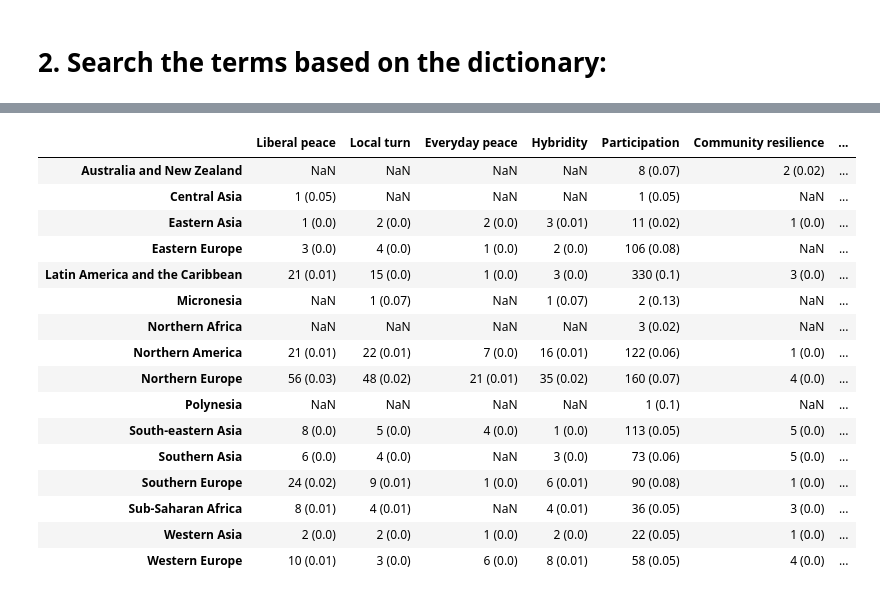
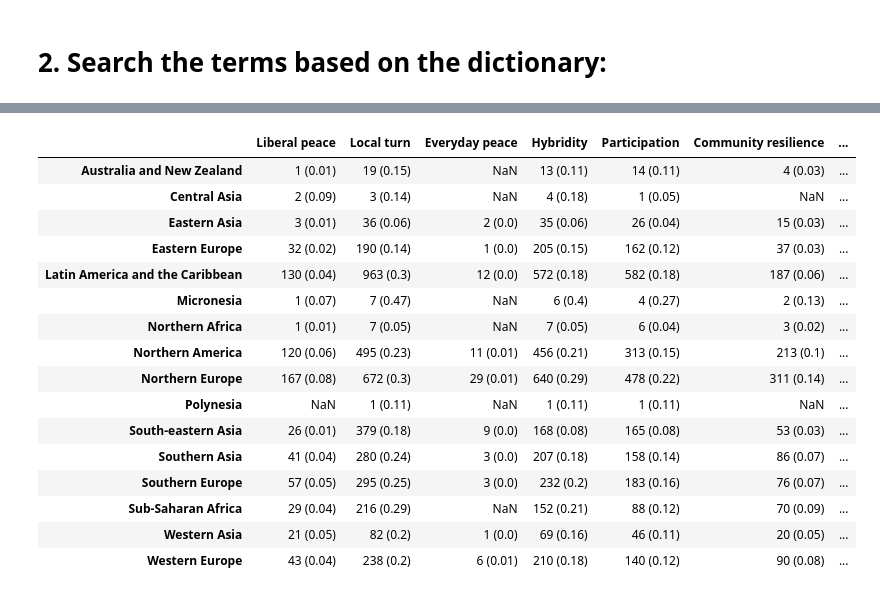
Before and after one commit to anajaramillo37/When_some_peace_never_becomes_ack-knowledged, a Jupyter notebook: Multilingual text analyses.ipynb, the cells around one changed output, grey strips where cells are left out. Drawn from its saved outputs; the diff is of its cells as text; code cells hidden in the pictures.

```diff
--- a/Multilingual text analyses.ipynb
+++ b/Multilingual text analyses.ipynb
@@ -510,3 +424,23 @@ plt.show()
+# %%
+def Semantic_search_fast(Filtered_DataFrame_out_filt, Dictionary_of_terms):
+    Dict_concepts_keys = {}
+    Keys_list = ['english_abstract', 'primary_topic.display_name']
+    Dict_concepts_keys = {}
+
+    DF_with_key = {Filtered_DataFrame_out_filt.id[i]:';'.join([str(Filtered_DataFrame_out_filt[k][i]).upper()+'.' for k in Keys_list]) for i in Filtered_DataFrame_out_filt.index }
+
+    Probability_term, Appearance_term = {}, {}
+    for i,k in enumerate(DF_with_key.keys()):
+        if i%1000==0:
+            print(i)
+        text = DF_with_key[k]
+        Appearance_term[k] = Compare_Text_with_terms_appearance(text, Dictionary_of_terms)
+
+    for term in Dictionary_of_terms.Term:
+       Filtered_DataFrame_out_filt['Appearance_term_'+term] = [Appearance_term[k][term.upper()] for k in Filtered_DataFrame_out_filt.id]
+
+
+    return Filtered_DataFrame_out_filt
 # %%
 def Semantic_search(Filtered_DataFrame_out_filt, Dictionary_of_terms):
     Dict_concepts_keys = {}
@@ -539,7 +472,8 @@ def make_table_based_on_semantic_similarity(Filtered_DataFrame_out_filt, Diction
         # else:
         #     Journals_papers_concept = list(Filtered_DataFrame_out_filt[Filtered_DataFrame_out_filt['Appearance_term_'+concept]=='Yes']['primary_location.source.id'])
 
-        Journals_papers_concept = list(Filtered_DataFrame_out_filt[(Filtered_DataFrame_out_filt['Probability_term_'+concept].apply(lambda x: x[0]>=prob_passing)) | (Filtered_DataFrame_out_filt['Appearance_term_'+concept]=='Yes')]['primary_location.source.id'])
+        Journals_papers_concept = Filtered_DataFrame_out_filt[(Filtered_DataFrame_out_filt['Probability_term_'+concept].apply(lambda x: max(x)>=prob_passing)) | (Filtered_DataFrame_out_filt['Appearance_term_'+concept]=='Yes')]['primary_location.source.id']
+        # Journals_papers_concept = list(Filtered_DataFrame_out_filt[(Filtered_DataFrame_out_filt['Probability_term_'+concept].apply(lambda x: max(x)>=prob_passing))]['primary_location.source.id'])
 
         Dict_concept_region_papers[concept] = {}
         for journal in Journals_papers_concept:
@@ -558,7 +492,10 @@ def make_table_based_on_semantic_similarity(Filtered_DataFrame_out_filt, Diction
         Dict_concept_region_number_of_papers[k] = {}
         for v in Dict_concept_region_papers[k].keys():
             n_papers_c_r = len(Dict_concept_region_papers[k][v])
-            p_papers_r =  Dict_number_papers_per_region[v+' (UN M49)']
+            p_papers_r =  Dict_number_papers_per_region[v]
             Dict_concept_region_number_of_papers[k][v] = str(n_papers_c_r)+ ' (' + str(np.round(n_papers_c_r/p_papers_r,2)) + ')'
 
     return pd.DataFrame(Dict_concept_region_number_of_papers).sort_index()
+# %%
+Filtered_DataFrame_out_filt = read_pickle('Filtered_DataFrame_out_filt.pkl')
+Filtered_DataFrame_out_filt = Filtered_DataFrame_out_filt.drop_duplicates('abstract')
@@ -623,0 +573,5 @@ Wall time: 6.14 s
+# %%
+file = 'Dict_of_terms/Dictionary_of_terms_local_turn_critical_paradigms.csv'
+Dictionary_of_terms_local_turn = pd.read_table(file,delimiter=';',header=0)
+Filtered_DataFrame_out_filt = Semantic_search_fast(Filtered_DataFrame_out_filt, Dictionary_of_terms_local_turn)
+make_table_based_on_semantic_similarity(Filtered_DataFrame_out_filt, Dictionary_of_terms_local_turn,prob_passing=0.65)
@@ -624,10 +613,7 @@ Wall time: 6.14 s
 # %%
 %%time
-# file = 'Dictionary_of_terms_local_turn_critical_paradigms.csv'
-# Dictionary_of_terms_local_turn = pd.read_table(file,delimiter=';',header=0)
+file = 'Dict_of_terms/Dictionary_of_terms_local_turn_critical_paradigms.csv'
+Dictionary_of_terms_local_turn = pd.read_table(file,delimiter=';',header=0)
 # Filtered_DataFrame_out_filt = Semantic_search(Filtered_DataFrame_out_filt, Dictionary_of_terms_local_turn)
-# write_pickle(Filtered_DataFrame_out_filt, 'Filtered_DataFrame_out_filt.pkl')
 make_table_based_on_semantic_similarity(Filtered_DataFrame_out_filt, Dictionary_of_terms_local_turn,prob_passing=0.65)
-# concept = 'Local turn'
-# Filtered_DataFrame_out_filt[(Filtered_DataFrame_out_filt['Probability_term_'+concept].apply(lambda x: x[0]>0.65)) | (Filtered_DataFrame_out_filt['Appearance_term_'+concept]=='Yes')].iloc[0]['english_abstract']
 # %% [output]
@@ -636,17 +622,17 @@ Wall time: 662 ms
 |  | Liberal peace | Local turn | Everyday peace | Hybridity | Participation | Community resilience | ... |
-| Australia and New Zealand | NaN | NaN | NaN | NaN | 8 (0.07) | 2 (0.02) | ... |
-| Central Asia | 1 (0.05) | NaN | NaN | NaN | 1 (0.05) | NaN | ... |
-| Eastern Asia | 1 (0.0) | 2 (0.0) | 2 (0.0) | 3 (0.01) | 11 (0.02) | 1 (0.0) | ... |
-| Eastern Europe | 3 (0.0) | 4 (0.0) | 1 (0.0) | 2 (0.0) | 106 (0.08) | NaN | ... |
-| Latin America and the Caribbean | 21 (0.01) | 15 (0.0) | 1 (0.0) | 3 (0.0) | 330 (0.1) | 3 (0.0) | ... |
-| Micronesia | NaN | 1 (0.07) | NaN | 1 (0.07) | 2 (0.13) | NaN | ... |
-| Northern Africa | NaN | NaN | NaN | NaN | 3 (0.02) | NaN | ... |
-| Northern America | 21 (0.01) | 22 (0.01) | 7 (0.0) | 16 (0.01) | 122 (0.06) | 1 (0.0) | ... |
-| Northern Europe | 56 (0.03) | 48 (0.02) | 21 (0.01) | 35 (0.02) | 160 (0.07) | 4 (0.0) | ... |
-| Polynesia | NaN | NaN | NaN | NaN | 1 (0.1) | NaN | ... |
-| South-eastern Asia | 8 (0.0) | 5 (0.0) | 4 (0.0) | 1 (0.0) | 113 (0.05) | 5 (0.0) | ... |
-| Southern Asia | 6 (0.0) | 4 (0.0) | NaN | 3 (0.0) | 73 (0.06) | 5 (0.0) | ... |
-| Southern Europe | 24 (0.02) | 9 (0.01) | 1 (0.0) | 6 (0.01) | 90 (0.08) | 1 (0.0) | ... |
-| Sub-Saharan Africa | 8 (0.01) | 4 (0.01) | NaN | 4 (0.01) | 36 (0.05) | 3 (0.0) | ... |
-| Western Asia | 2 (0.0) | 2 (0.0) | 1 (0.0) | 2 (0.0) | 22 (0.05) | 1 (0.0) | ... |
-| Western Europe | 10 (0.01) | 3 (0.0) | 6 (0.0) | 8 (0.01) | 58 (0.05) | 4 (0.0) | ... |
+| Australia and New Zealand | 1 (0.01) | 19 (0.15) | NaN | 13 (0.11) | 14 (0.11) | 4 (0.03) | ... |
+| Central Asia | 2 (0.09) | 3 (0.14) | NaN | 4 (0.18) | 1 (0.05) | NaN | ... |
+| Eastern Asia | 3 (0.01) | 36 (0.06) | 2 (0.0) | 35 (0.06) | 26 (0.04) | 15 (0.03) | ... |
+| Eastern Europe | 32 (0.02) | 190 (0.14) | 1 (0.0) | 205 (0.15) | 162 (0.12) | 37 (0.03) | ... |
+| Latin America and the Caribbean | 130 (0.04) | 963 (0.3) | 12 (0.0) | 572 (0.18) | 582 (0.18) | 187 (0.06) | ... |
+| Micronesia | 1 (0.07) | 7 (0.47) | NaN | 6 (0.4) | 4 (0.27) | 2 (0.13) | ... |
+| Northern Africa | 1 (0.01) | 7 (0.05) | NaN | 7 (0.05) | 6 (0.04) | 3 (0.02) | ... |
+| Northern America | 120 (0.06) | 495 (0.23) | 11 (0.01) | 456 (0.21) | 313 (0.15) | 213 (0.1) | ... |
+| Northern Europe | 167 (0.08) | 672 (0.3) | 29 (0.01) | 640 (0.29) | 478 (0.22) | 311 (0.14) | ... |
+| Polynesia | NaN | 1 (0.11) | NaN | 1 (0.11) | 1 (0.11) | NaN | ... |
+| South-eastern Asia | 26 (0.01) | 379 (0.18) | 9 (0.0) | 168 (0.08) | 165 (0.08) | 53 (0.03) | ... |
+| Southern Asia | 41 (0.04) | 280 (0.24) | 3 (0.0) | 207 (0.18) | 158 (0.14) | 86 (0.07) | ... |
+| Southern Europe | 57 (0.05) | 295 (0.25) | 3 (0.0) | 232 (0.2) | 183 (0.16) | 76 (0.07) | ... |
+| Sub-Saharan Africa | 29 (0.04) | 216 (0.29) | NaN | 152 (0.21) | 88 (0.12) | 70 (0.09) | ... |
+| Western Asia | 21 (0.05) | 82 (0.2) | 1 (0.0) | 69 (0.16) | 46 (0.11) | 20 (0.05) | ... |
+| Western Europe | 43 (0.04) | 238 (0.2) | 6 (0.01) | 210 (0.18) | 140 (0.12) | 90 (0.08) | ... |
```
Also changed, not shown: parts of 57 cells of this notebook, 1 other file.
